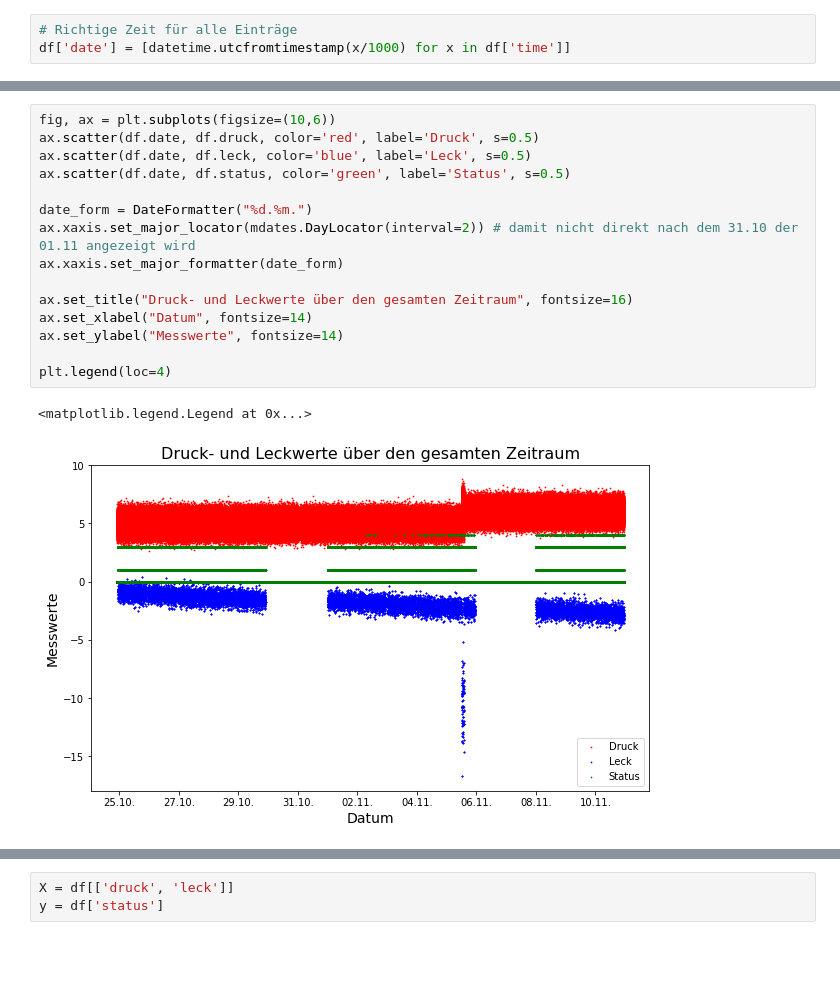
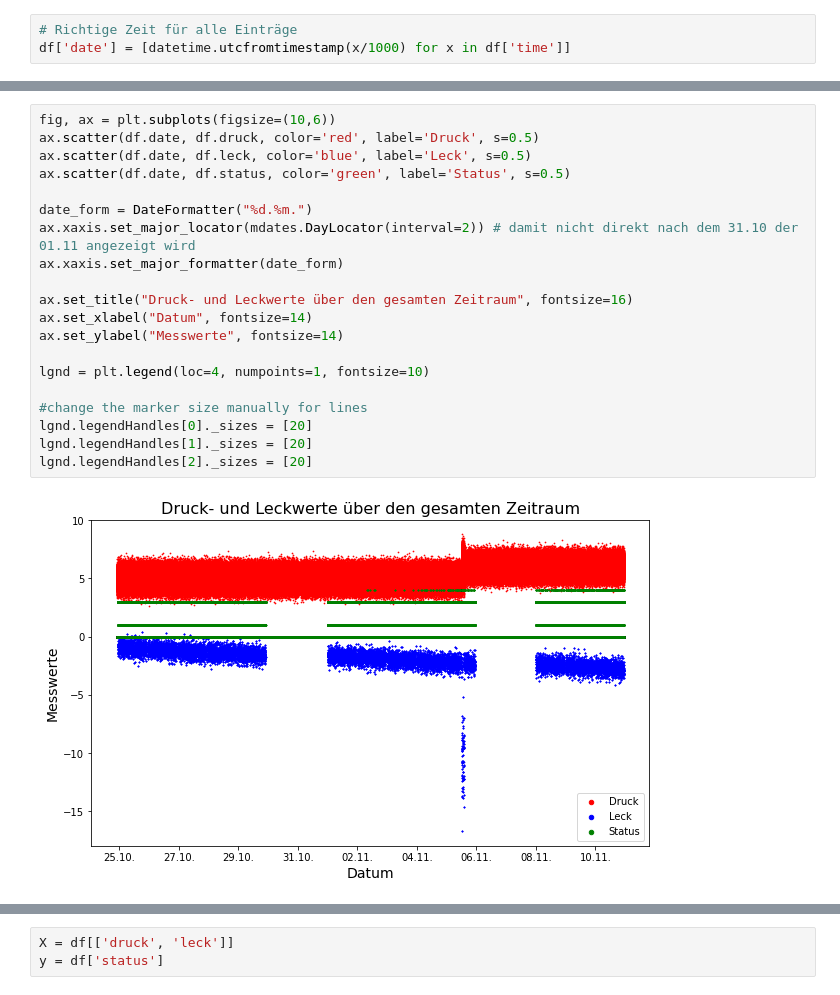
Before and after one commit to juliansaar/Innoprojekt, a Jupyter notebook: Dichte_Klassifizierung.ipynb, the cells around one changed output, grey strips where cells are left out. Drawn from its saved outputs; the diff is of its cells as text; blank space fills up the shorter version.

```diff
--- a/Dichte_Klassifizierung.ipynb
+++ b/Dichte_Klassifizierung.ipynb
@@ -25,18 +25,22 @@ df.head()
 # %%
 fig, ax = plt.subplots(figsize=(10,6))
 ax.scatter(df.date, df.druck, color='red', label='Druck', s=0.5)
 ax.scatter(df.date, df.leck, color='blue', label='Leck', s=0.5)
 ax.scatter(df.date, df.status, color='green', label='Status', s=0.5)
 
 date_form = DateFormatter("%d.%m.")
 ax.xaxis.set_major_locator(mdates.DayLocator(interval=2)) # damit nicht direkt nach dem 31.10 der 01.11 angezeigt wird
 ax.xaxis.set_major_formatter(date_form)
 
 ax.set_title("Druck- und Leckwerte über den gesamten Zeitraum", fontsize=16)
 ax.set_xlabel("Datum", fontsize=14)
 ax.set_ylabel("Messwerte", fontsize=14)
 
-plt.legend(loc=4)
+lgnd = plt.legend(loc=4, numpoints=1, fontsize=10)
+
+#change the marker size manually for lines
+lgnd.legendHandles[0]._sizes = [20]
+lgnd.legendHandles[1]._sizes = [20]
+lgnd.legendHandles[2]._sizes = [20]
 # %% [output]
-<matplotlib.legend.Legend at 0x...>
-[figure, old version]
+[figure, new version]
```
Also changed, not shown: parts of 11 cells of this notebook.
